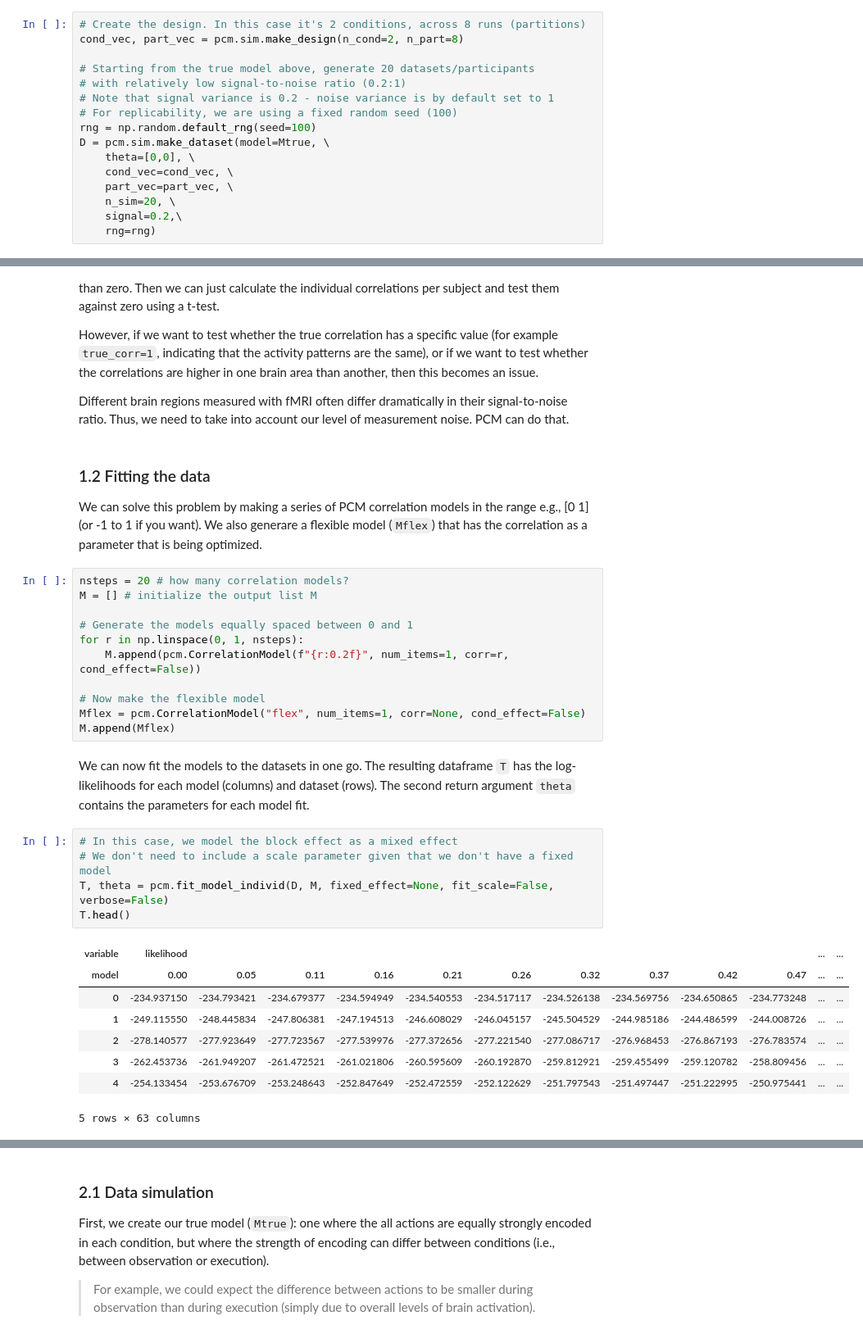
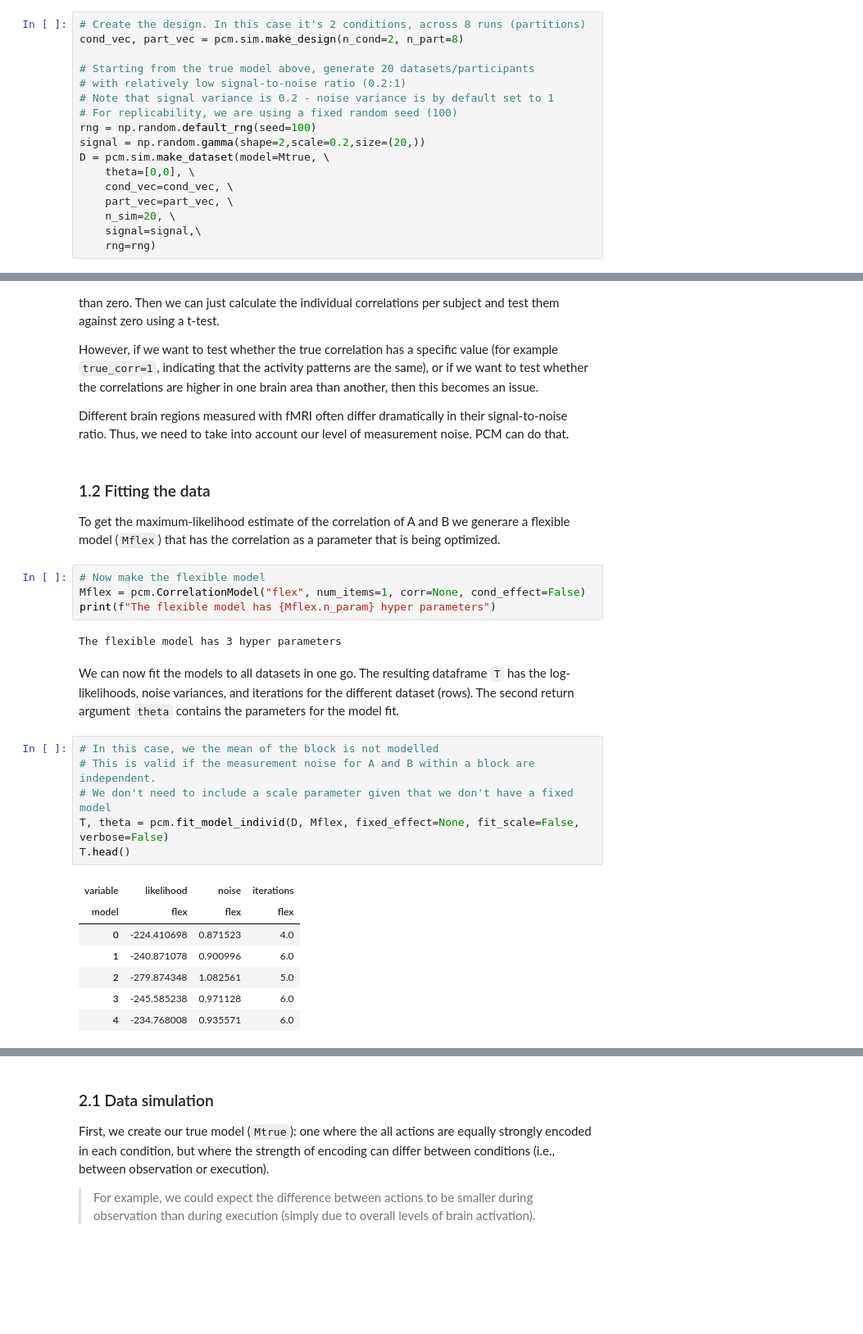
Before and after one commit to DiedrichsenLab/PcmPy, a Jupyter notebook: docs/demos/demo_correlation.ipynb, the cells around one changed output, grey strips where cells are left out. Shown at 82% size. Drawn from its saved outputs; the diff is of its cells as text; blank space fills up the shorter version.

```diff
--- a/docs/demos/demo_correlation.ipynb
+++ b/docs/demos/demo_correlation.ipynb
@@ -64,12 +55,13 @@ cond_vec, part_vec = pcm.sim.make_design(n_cond=2, n_part=8)
 # Note that signal variance is 0.2 - noise variance is by default set to 1
 # For replicability, we are using a fixed random seed (100)
 rng = np.random.default_rng(seed=100)
+signal = np.random.gamma(shape=2,scale=0.2,size=(20,))
 D = pcm.sim.make_dataset(model=Mtrue, \
     theta=[0,0], \
     cond_vec=cond_vec, \
     part_vec=part_vec, \
     n_sim=20, \
-    signal=0.2,\
+    signal=signal,\
     rng=rng)
 # %% [markdown]
 First let's look at the correlation that we get when we calculate the *naive* correlation—i.e. the correlation between the two estimated activity patterns.
@@ -99,31 +91,26 @@ However, if we want to test whether the true correlation has a specific value (f
 Different brain regions measured with fMRI often differ dramatically in their signal-to-noise ratio. Thus, we need to take into account our level of measurement noise. PCM can do that.
 # %% [markdown]
 ### 1.2 Fitting the data
-We can solve this problem by making a series of PCM correlation models in the range e.g., [0 1] (or -1 to 1 if you want). We also generare a flexible model (`Mflex`) that has the correlation as a parameter that is being optimized.
+To get the maximum-likelihood estimate of the correlation of A and B we  generare a flexible model (`Mflex`) that has the correlation as a parameter that is being optimized.
-# %%
-nsteps = 20 # how many correlation models?
-M = [] # initialize the output list M
-
-# Generate the models equally spaced between 0 and 1
-for r in np.linspace(0, 1, nsteps):
-    M.append(pcm.CorrelationModel(f"{r:0.2f}", num_items=1, corr=r, cond_effect=False))
-
-# Now make the flexible model
-Mflex = pcm.CorrelationModel("flex", num_items=1, corr=None, cond_effect=False)
-M.append(Mflex)
+# %%
+# Now make the flexible model
+Mflex = pcm.CorrelationModel("flex", num_items=1, corr=None, cond_effect=False)
+print(f"The flexible model has {Mflex.n_param} hyper parameters")
+# %% [output]
+The flexible model has 3 hyper parameters
 # %% [markdown]
-We can now fit the models to the datasets in one go. The resulting dataframe `T` has the log-likelihoods for each model (columns) and dataset (rows). The second return argument `theta` contains the parameters for each model fit.
+We can now fit the models to all datasets in one go. The resulting dataframe `T` has the log-likelihoods, noise variances, and iterations for the different dataset (rows). The second return argument `theta` contains the parameters for the model fit.
 # %%
-# In this case, we model the block effect as a mixed effect
+# In this case, we the mean of the block is not modelled
+# This is valid if the measurement noise for A and B within a block are independent.
 # We don't need to include a scale parameter given that we don't have a fixed model
-T, theta = pcm.fit_model_individ(D, M, fixed_effect=None, fit_scale=False, verbose=False)
+T, theta = pcm.fit_model_individ(D, Mflex, fixed_effect=None, fit_scale=False, verbose=False)
 T.head()
 # %% [output]
-| variable | likelihood |  |  |  |  |  |  |  |  |  | ... | ... |
-| model | 0.00 | 0.05 | 0.11 | 0.16 | 0.21 | 0.26 | 0.32 | 0.37 | 0.42 | 0.47 | ... | ... |
-| 0 | -234.937150 | -234.793421 | -234.679377 | -234.594949 | -234.540553 | -234.517117 | -234.526138 | -234.569756 | -234.650865 | -234.773248 | ... | ... |
-| 1 | -249.115550 | -248.445834 | -247.806381 | -247.194513 | -246.608029 | -246.045157 | -245.504529 | -244.985186 | -244.486599 | -244.008726 | ... | ... |
-| 2 | -278.140577 | -277.923649 | -277.723567 | -277.539976 | -277.372656 | -277.221540 | -277.086717 | -276.968453 | -276.867193 | -276.783574 | ... | ... |
-| 3 | -262.453736 | -261.949207 | -261.472521 | -261.021806 | -260.595609 | -260.192870 | -259.812921 | -259.455499 | -259.120782 | -258.809456 | ... | ... |
-| 4 | -254.133454 | -253.676709 | -253.248643 | -252.847649 | -252.472559 | -252.122629 | -251.797543 | -251.497447 | -251.222995 | -250.975441 | ... | ... |
+| variable | likelihood | noise | iterations |
+| model | flex | flex | flex |
+| 0 | -224.410698 | 0.871523 | 4.0 |
+| 1 | -240.871078 | 0.900996 | 6.0 |
+| 2 | -279.874348 | 1.082561 | 5.0 |
+| 3 | -245.585238 | 0.971128 | 6.0 |
+| 4 | -234.768008 | 0.935571 | 6.0 |
-5 rows × 63 columns
```
Also changed, not shown: parts of 34 cells of this notebook, 2 other files.
